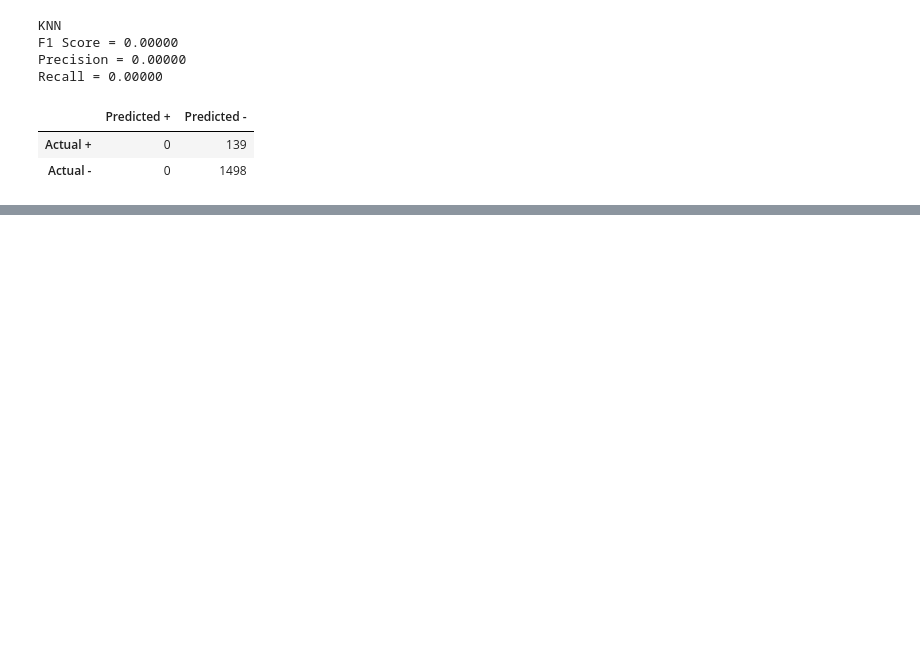
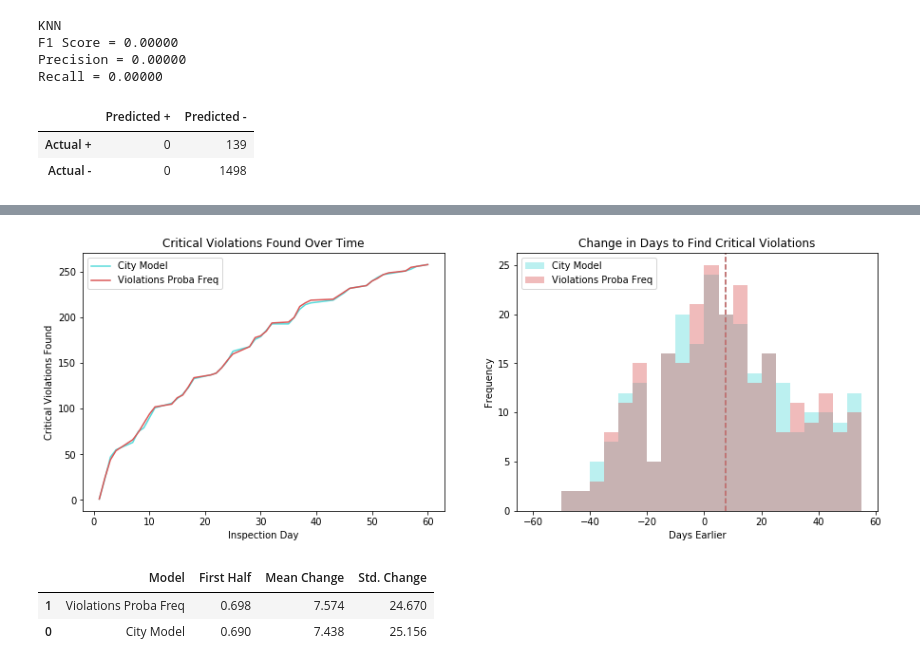
Before and after one commit to vingkan/foodinspectionforecasting, a Jupyter notebook: IIT/13_violations.ipynb, the cells around one changed output, grey strips where cells are left out. Saved outputs shown, nothing was run; the diff lists cells and outputs as text; code cells hidden in the pictures; blank space fills up the shorter version.

```diff
--- a/IIT/13_violations.ipynb
+++ b/IIT/13_violations.ipynb
@@ -211,0 +360,13 @@ Recall = 0.00000
+# %%
+compare_metrics(
+    y_true, days,
+    [
+        ("City Model", city.predict_proba(X_test)[:,1]),
+        ("Violations Proba Freq", np.dot(crit_train.mean(axis=0), y_crits_proba)),
+    ]
+)
+# %% [output]
+[figure, added]
+|  | Model | First Half | Mean Change | Std. Change |
+| 1 | Violations Proba Freq | 0.698 | 7.574 | 24.670 |
+| 0 | City Model | 0.690 | 7.438 | 25.156 |
```
Also changed, not shown: parts of 15 cells of this notebook, 2 other files.
